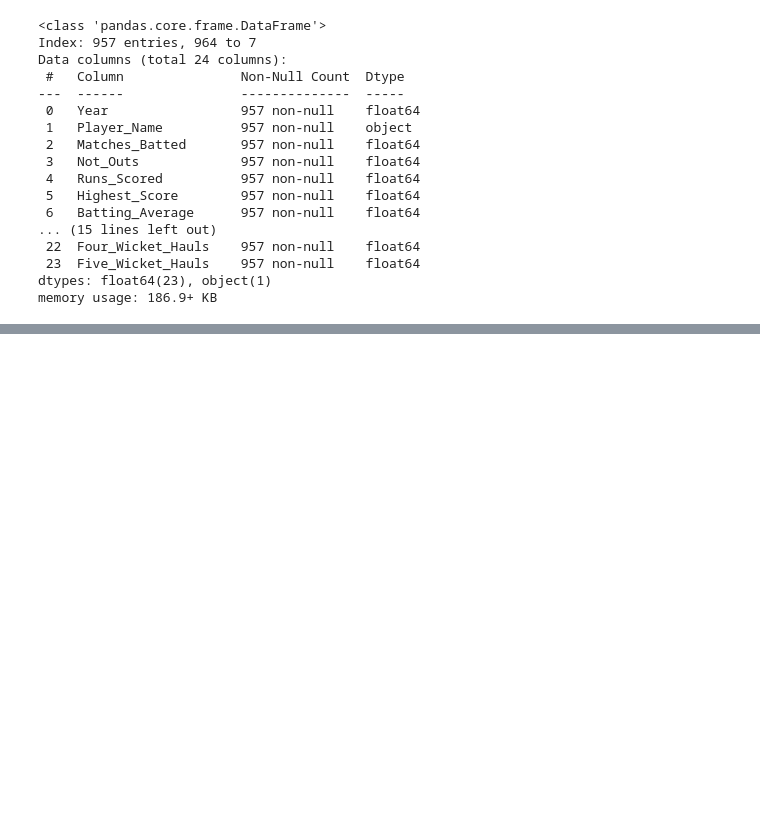
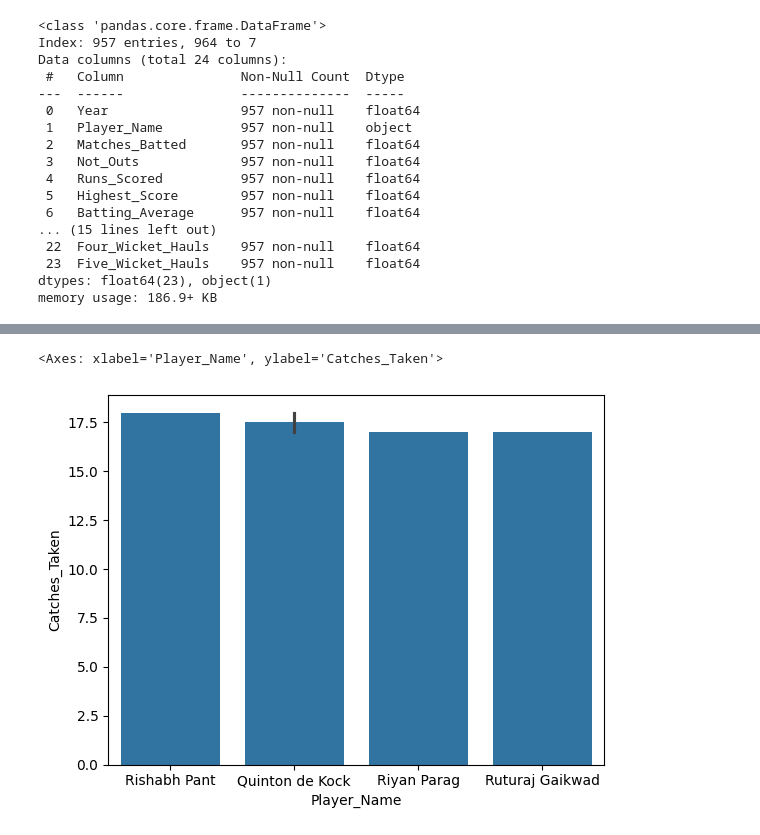
Before and after one commit to Bhargavvv412/EDA-Feature-Engineering, a Jupyter notebook: cricket_data_2025.ipynb, the cells around one changed output, grey strips where cells are left out. Cells and saved outputs as stored; diff of their text form; code cells hidden in the pictures; blank space fills up the shorter version.

```diff
--- a/cricket_data_2025.ipynb
+++ b/cricket_data_2025.ipynb
@@ -226,0 +250,7 @@ memory usage: 186.9+ KB
+# %%
+#top 5 most catches
+top5_catches=df.sort_values(by='Catches_Taken', ascending=False).head(5)
+sns.barplot(data=top5_catches,x='Player_Name',y='Catches_Taken')
+# %% [output]
+<Axes: xlabel='Player_Name', ylabel='Catches_Taken'>
+[figure, added]
```
Also changed, not shown: parts of 4 cells of this notebook.
